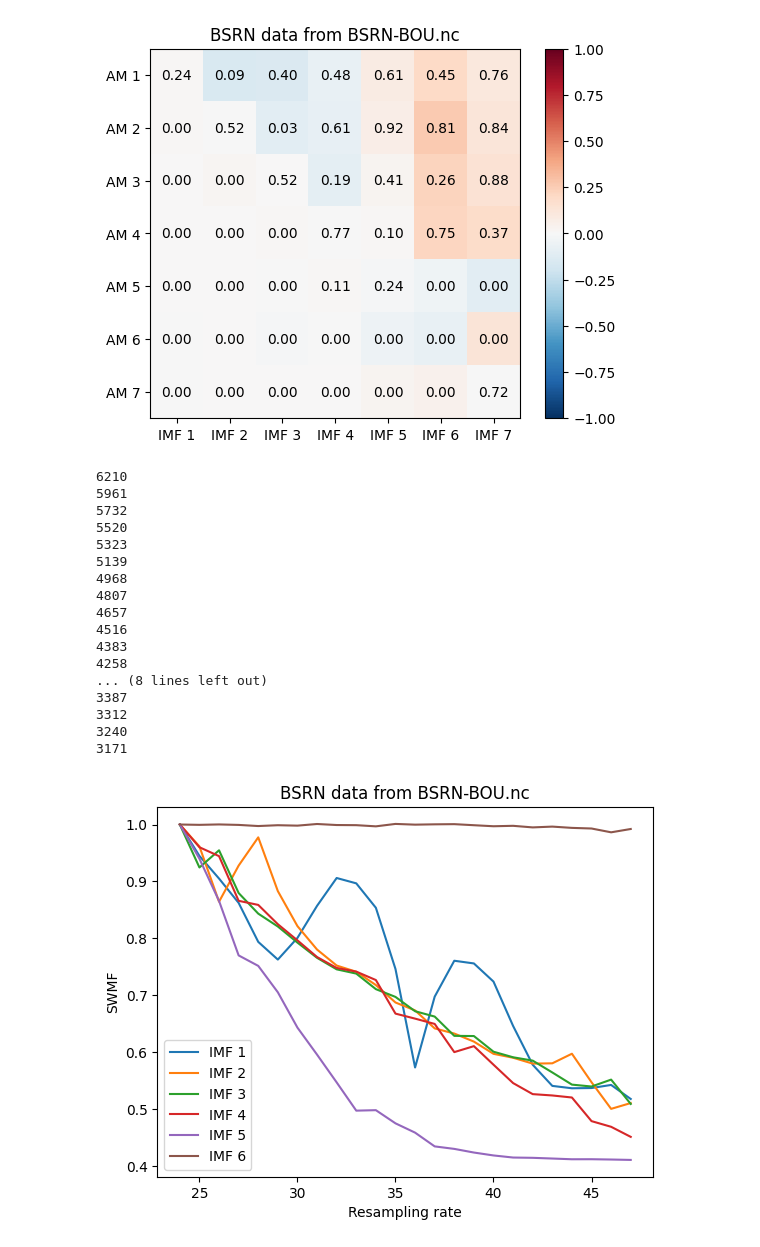
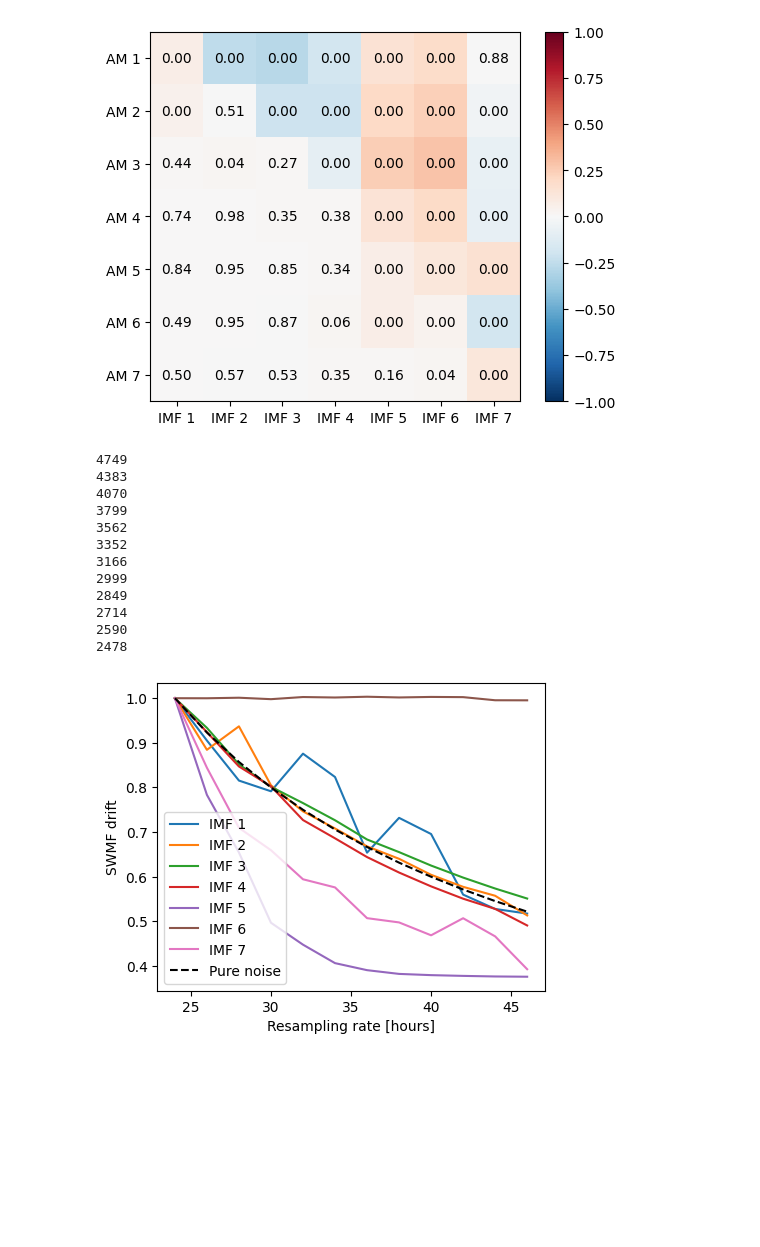
Before and after one commit to MariusAlonso/MVA-TS-Intrinsic-Timescales-Surface-Solar-Irradiance, a Jupyter notebook: main.ipynb, the cells around one changed output. Cells and saved outputs as stored; diff of their text form; code cells hidden in the pictures; blank space fills up the shorter version.

```diff
--- a/main.ipynb
+++ b/main.ipynb
@@ -51,7 +235,7 @@ plt.show()
 import emd
 
 # Calculate the EMD
-imf = emd.sift.ensemble_sift(ds_resampled.values, max_imfs=7, nensembles=256, nprocesses=32, ensemble_noise=4)
+imf = emd.sift.ensemble_sift(ds_resampled.values, max_imfs=7, nensembles=1024, nprocesses=32, ensemble_noise=1)
 emd.plotting.plot_imfs(imf)
 
 IP, IF, IA = emd.spectra.frequency_transform(imf, 1, 'hilbert')
@@ -115,25 +319,31 @@ f, hht = emd.spectra.hilberthuang(IF, IA, freq_edges, mode='amplitude', sum_time
 # %%
+freq_edges, freq_centres = emd.spectra.define_hist_bins(1/1000, 1/2, 200, 'log')
+
 f, hht = emd.spectra.hilberthuang(IF, IA, freq_edges, mode='amplitude', sum_time=True, sum_imfs=False)
 f, hht_0a = emd.spectra.hilberthuang(IF, np.ones_like(IA), freq_edges, mode='amplitude', sum_time=True, sum_imfs=False)
 
 # Plot the HHT
 for i in range(hht.shape[1]):
-    plt.plot(1 / freq_centres, hht[:, i], label="IMF %d" % (i +1))
+    plt.bar(1 / freq_centres, hht[:, i], label="IMF %d" % (i +1), width=1 / freq_edges[1:] - 1 / freq_edges[:-1])
 plt.xlabel("Period [days]")
-plt.ylabel("Amplitude")
-plt.title("BSRN data from " + paths[i_path])
+plt.ylabel("Amplitude Spectral Density")
+# plt.title("BSRN data from " + paths[i_path])
 plt.xscale("log")
 plt.xticks(PLOTTED_PERIODS, PLOTTED_PERIODS)
+plt.yticks([])
+plt.legend()
 plt.show()
 
 
 # Plot the HHT
 for i in range(hht.shape[1]):
-    plt.plot(1 / freq_centres, hht_0a[:, i], label="IMF %d" % (i +1))
+    plt.bar(1 / freq_centres, hht_0a[:, i], label="IMF %d" % (i +1), width=1 / freq_edges[1:] - 1 / freq_edges[:-1])
 plt.xlabel("Period [days]")
-plt.ylabel("Amplitude")
-plt.title("BSRN data from " + paths[i_path])
+plt.ylabel("Spectral Density")
+# plt.title("BSRN data from " + paths[i_path])
 plt.xscale("log")
 plt.xticks(PLOTTED_PERIODS, PLOTTED_PERIODS)
+plt.yticks([])
+plt.legend()
 plt.show()
 # %% [output]
@@ -155,52 +365,52 @@ for i in range(imf.shape[1]):
 plt.imshow(taus, cmap="RdBu_r", vmin=-1, vmax=1)
 for i in range(imf.shape[1]):
     for j in range(imf.shape[1]):
-        plt.text(i, j, "%.2f" % ps[i, j], ha="center", va="center")
+        plt.text(j, i, "%.2f" % ps[i, j], ha="center", va="center")
 plt.xticks(np.arange(imf.shape[1]), ["IMF %d" % (i + 1) for i in range(imf.shape[1])])
 plt.yticks(np.arange(imf.shape[1]), ["AM %d" % (i + 1) for i in range(imf.shape[1])])
 plt.colorbar()
-plt.title("BSRN data from " + paths[i_path])
 plt.show()
 # %% [output]
-[figure, old version]
+[figure, new version]
 # %%
-resample_rates = np.arange(24, 48, 1)
+resample_rates = np.arange(24, 48, 2)
 freq_edges, freq_centres = emd.spectra.define_hist_bins(1/1000, 1/2, 200, 'log')
 SWMFs = np.zeros((len(resample_rates), 7))
 for i_rr, rr in enumerate(resample_rates):
     freq_ratio = 24 / rr
-    ds_resampled = ds_without_nans.resample(time="{}H".format(rr)).mean()
+    ds_resampled = ds["GHI"].resample(time="{}H".format(rr)).reduce(
+        lambda x, axis: np.nanmean(x) if np.isnan(x).sum() < 0.2 * len(x) else np.nan
+    )
+    ds_resampled = ds_resampled.interpolate_na(dim="time", method="linear")
     print(len(ds_resampled))
-    imf = emd.sift.ensemble_sift(ds_resampled.values, max_imfs=7, nensembles=256, nprocesses=32, ensemble_noise=4)
+    imf = emd.sift.ensemble_sift(ds_resampled.values, max_imfs=7, nensembles=1024, nprocesses=32, ensemble_noise=4)
     IP, IF, IA = emd.spectra.frequency_transform(imf, 1, 'hilbert')
     f, hht = emd.spectra.hilberthuang(IF, IA, freq_edges, mode='amplitude', sum_time=True, sum_imfs=False)
     SWMFs[i_rr, :] = freq_ratio * np.sum(hht * f[:, None], axis=0) / np.sum(hht, axis=0)
 # %% [output]
-6210
-5961
-5732
-5520
-5323
-5139
-4968
-4807
-4657
-4516
+4749
 4383
-4258
-... (8 lines left out)
-3387
-3312
-3240
-3171
+4070
+3799
+3562
+3352
+3166
+2999
+2849
+2714
+2590
+2478
 # %%
 # Plot the SWMFs
-for i in range(imf.shape[1]-1):
+plt.figure(figsize=(5, 4))
+for i in range(imf.shape[1]):
     plt.plot(resample_rates, SWMFs[:, i] / SWMFs[0, i], label="IMF %d" % (i +1))
-plt.xlabel("Resampling rate")
-plt.ylabel("SWMF")
-plt.title("BSRN data from " + paths[i_path])
+# Plot the behaviour of the SWMF for a pure noise signal
+plt.plot(resample_rates, 24 / resample_rates, color="black", linestyle="--", label="Pure noise")
+plt.xlabel("Resampling rate [hours]")
+plt.ylabel("SWMF drift")
+# plt.title("BSRN data from " + paths[i_path])
 plt.legend()
 plt.show()
 # %% [output]
-[figure, old version]
+[figure, new version]
```
Also changed, not shown: parts of 13 cells of this notebook, 2 other files.
